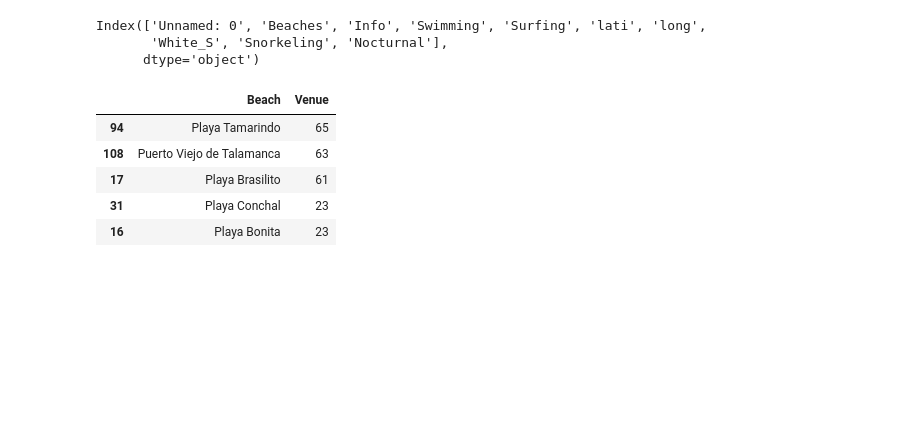
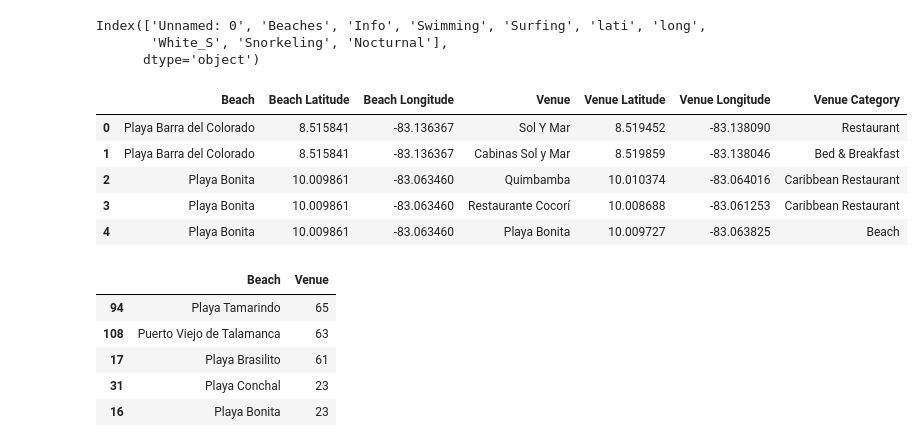
Before and after one commit to jesagocr/DataScience_IBM_Coursera_Capstone, a Jupyter notebook: projectBeaches.ipynb, the cells around one changed output. Drawn from its saved outputs; the diff is of its cells as text; code cells hidden in the pictures; blank space fills up the shorter version.

```diff
--- a/projectBeaches.ipynb
+++ b/projectBeaches.ipynb
@@ -878,6 +880,18 @@ be_venues = getNearbyVenues(names=df['Beaches'],
                                   )
 # %%
 be_venues.to_csv('BeachandVenues.csv')
+# %%
+data = pd.read_csv('BeachandVenues.csv')
+columns = data.columns
+be_venues = data[columns[1:]]
+be_venues.head()
+# %% [output]
+|  | Beach | Beach Latitude | Beach Longitude | Venue | Venue Latitude | Venue Longitude | Venue Category |
+| 0 | Playa Barra del Colorado | 8.515841 | -83.136367 | Sol Y Mar | 8.519452 | -83.138090 | Restaurant |
+| 1 | Playa Barra del Colorado | 8.515841 | -83.136367 | Cabinas Sol y Mar | 8.519859 | -83.138046 | Bed & Breakfast |
+| 2 | Playa Bonita | 10.009861 | -83.063460 | Quimbamba | 10.010374 | -83.064016 | Caribbean Restaurant |
+| 3 | Playa Bonita | 10.009861 | -83.063460 | Restaurante Cocorí | 10.008688 | -83.061253 | Caribbean Restaurant |
+| 4 | Playa Bonita | 10.009861 | -83.063460 | Playa Bonita | 10.009727 | -83.063825 | Beach |
 # %%
 items = be_venues.groupby('Beach').count()
 items.reset_index(inplace=True)
```
Also changed, not shown: parts of 15 cells of this notebook.
